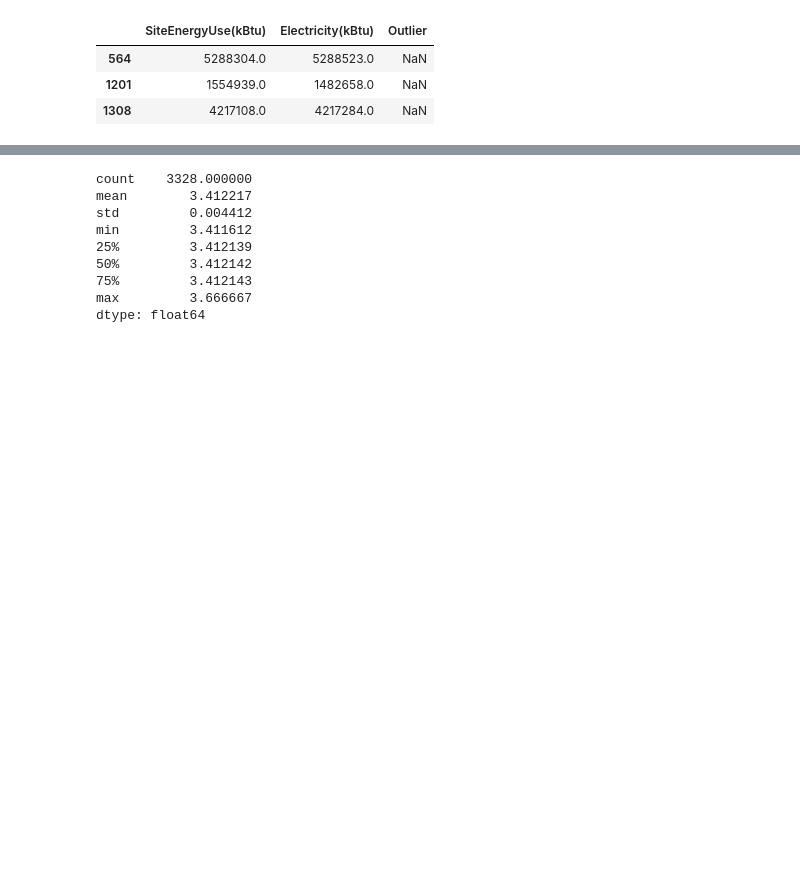
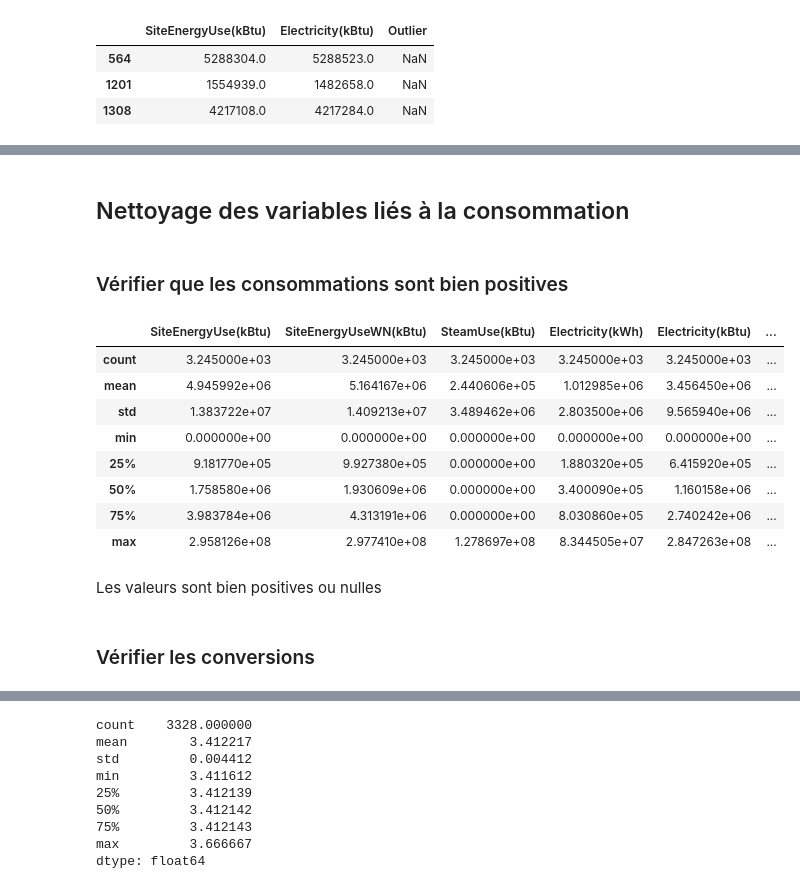
Before and after one commit to Pierre-Eloi/OC_DS_Project4, a Jupyter notebook: Project4_Data_Wrangling.ipynb, the cells around one changed output, grey strips where cells are left out. Drawn from its saved outputs; the diff is of its cells as text; code cells hidden in the pictures; blank space fills up the shorter version.

Commit message:
Added outliers cleaning and conversion corrections.

```diff
--- a/Project4_Data_Wrangling.ipynb
+++ b/Project4_Data_Wrangling.ipynb
@@ -257,0 +258,2 @@ Ces observations n'ont pas été étiquetées comme outliers, mais elles le sont
+# %%
+data_2015.drop(index=idx, inplace=True)
@@ -257,0 +288,3 @@ Ces observations n'ont pas été étiquetées comme outliers, mais elles le sont
+# %%
+data_2015.set_index('OSEBuildingID', inplace=True)
+data_2016.set_index('OSEBuildingID', inplace=True)
@@ -257,0 +303,3 @@ Ces observations n'ont pas été étiquetées comme outliers, mais elles le sont
+# %%
+idx = data_2015[data_2015['Outlier'].notna()].index
+data_2015.drop(index=idx, inplace=True)
@@ -257,0 +451,27 @@ Ces observations n'ont pas été étiquetées comme outliers, mais elles le sont
+# %% [markdown]
+## Nettoyage des variables liés à la consommation
+# %% [markdown]
+### Vérifier que les consommations sont bien positives
+# %%
+col_conso = ['SiteEnergyUse(kBtu)',
+             'SiteEnergyUseWN(kBtu)',
+             'SteamUse(kBtu)', 'Electricity(kWh)',
+             'Electricity(kBtu)',
+             'NaturalGas(therms)',
+             'NaturalGas(kBtu)',
+             'OtherFuelUse(kBtu)']
+data_2015[col_conso].describe()
+# %% [output]
+|  | SiteEnergyUse(kBtu) | SiteEnergyUseWN(kBtu) | SteamUse(kBtu) | Electricity(kWh) | Electricity(kBtu) | ... |
+| count | 3.245000e+03 | 3.245000e+03 | 3.245000e+03 | 3.245000e+03 | 3.245000e+03 | ... |
+| mean | 4.945992e+06 | 5.164167e+06 | 2.440606e+05 | 1.012985e+06 | 3.456450e+06 | ... |
+| std | 1.383722e+07 | 1.409213e+07 | 3.489462e+06 | 2.803500e+06 | 9.565940e+06 | ... |
+| min | 0.000000e+00 | 0.000000e+00 | 0.000000e+00 | 0.000000e+00 | 0.000000e+00 | ... |
+| 25% | 9.181770e+05 | 9.927380e+05 | 0.000000e+00 | 1.880320e+05 | 6.415920e+05 | ... |
+| 50% | 1.758580e+06 | 1.930609e+06 | 0.000000e+00 | 3.400090e+05 | 1.160158e+06 | ... |
+| 75% | 3.983784e+06 | 4.313191e+06 | 0.000000e+00 | 8.030860e+05 | 2.740242e+06 | ... |
+| max | 2.958126e+08 | 2.977410e+08 | 1.278697e+08 | 8.344505e+07 | 2.847263e+08 | ... |
+# %% [markdown]
+Les valeurs sont bien positives ou nulles
+# %% [markdown]
+### Vérifier les conversions
```
Also changed, not shown: parts of 45 cells of this notebook.
